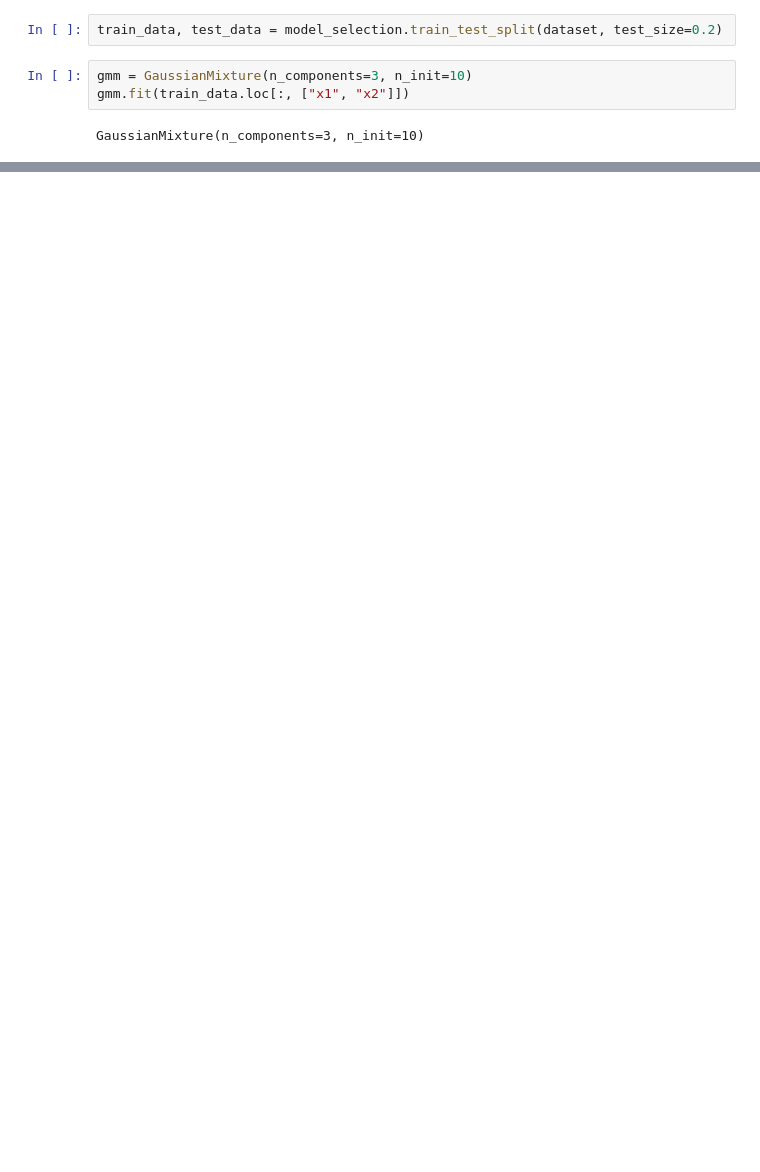
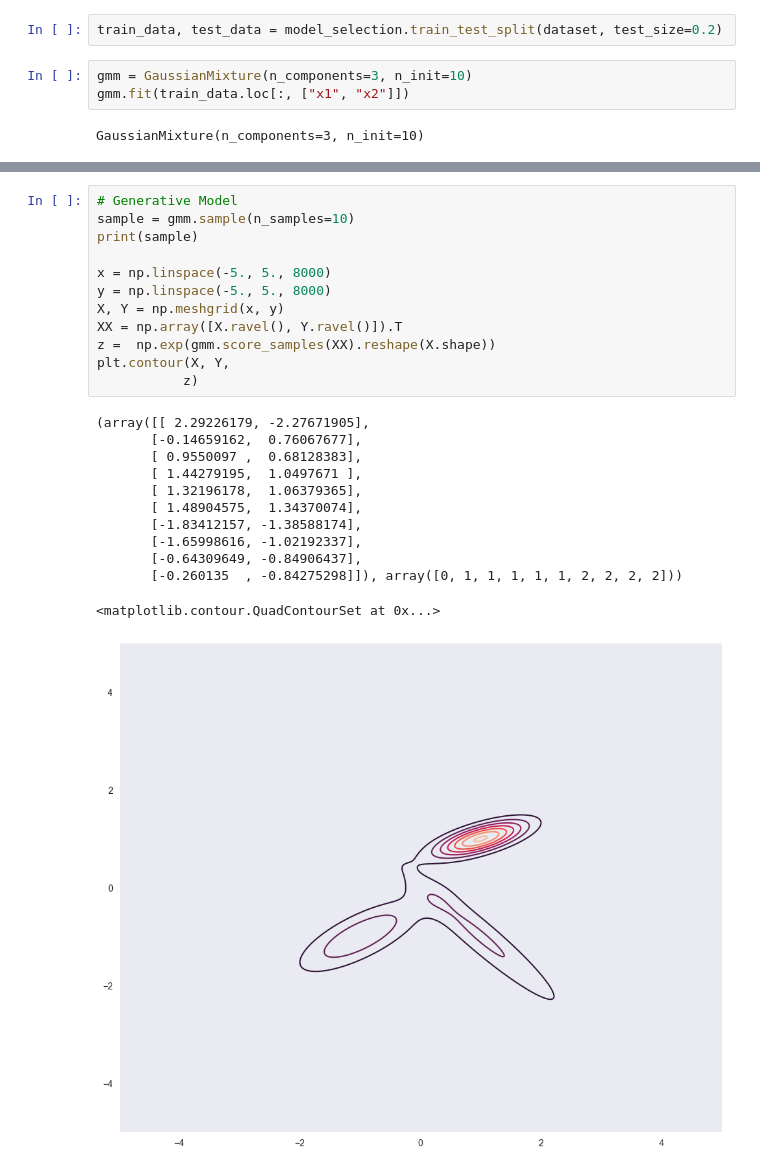
Before and after one commit to parth-shastri/Mixture-Density-Networks, a Jupyter notebook: GMM.ipynb, the cells around one changed output, grey strips where cells are left out. Cells and saved outputs as stored; diff of their text form; blank space fills up the shorter version.

```diff
--- a/GMM.ipynb
+++ b/GMM.ipynb
@@ -61,0 +59,25 @@ n_iters:  7
+# %%
+# Generative Model
+sample = gmm.sample(n_samples=10)
+print(sample)
+
+x = np.linspace(-5., 5., 8000)
+y = np.linspace(-5., 5., 8000)
+X, Y = np.meshgrid(x, y)
+XX = np.array([X.ravel(), Y.ravel()]).T
+z =  np.exp(gmm.score_samples(XX).reshape(X.shape))
+plt.contour(X, Y,
+           z)
+# %% [output]
+(array([[ 2.29226179, -2.27671905],
+       [-0.14659162,  0.76067677],
+       [ 0.9550097 ,  0.68128383],
+       [ 1.44279195,  1.0497671 ],
+       [ 1.32196178,  1.06379365],
+       [ 1.48904575,  1.34370074],
+       [-1.83412157, -1.38588174],
+       [-1.65998616, -1.02192337],
+       [-0.64309649, -0.84906437],
+       [-0.260135  , -0.84275298]]), array([0, 1, 1, 1, 1, 1, 2, 2, 2, 2]))
+<matplotlib.contour.QuadContourSet at 0x...>
+[figure, added]
```
Also changed, not shown: parts of 3 cells of this notebook.
